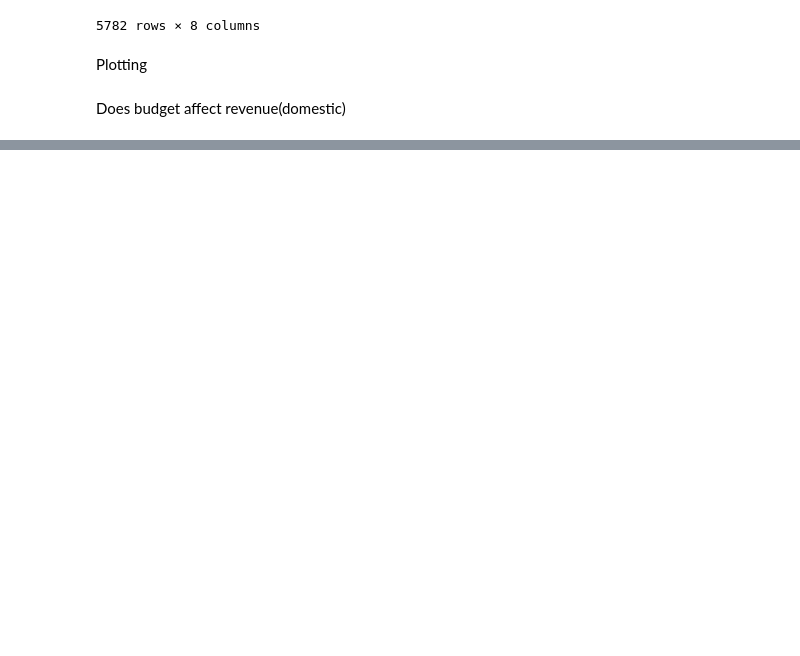
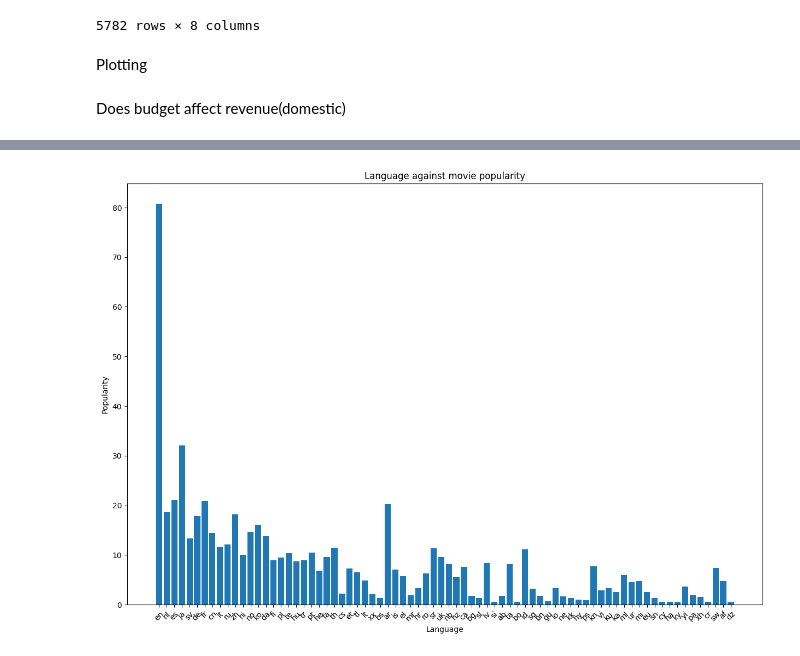
Before and after one commit to Mngambi/dsc-phase-1-project-v2-4, a Jupyter notebook: student.ipynb, the cells around one changed output, grey strips where cells are left out. Saved outputs shown, nothing was run; the diff lists cells and outputs as text; code cells hidden in the pictures; blank space fills up the shorter version.

```diff
--- a/student.ipynb
+++ b/student.ipynb
@@ -413,0 +449,16 @@ plt.show()
+# %%
+
+plt.figure(figsize=(15, 10))
+
+# Plot the bar chart
+plt.bar(df_tmdb['original_language'], df_tmdb['popularity'])
+
+# Set labels and title
+plt.xlabel('Language')
+plt.ylabel('Popularity')
+plt.title('Language against movie popularity')
+
+plt.xticks(rotation=45)
+plt.show()
+# %% [output]
+[figure, added]
```
Also changed, not shown: parts of 4 cells of this notebook.
